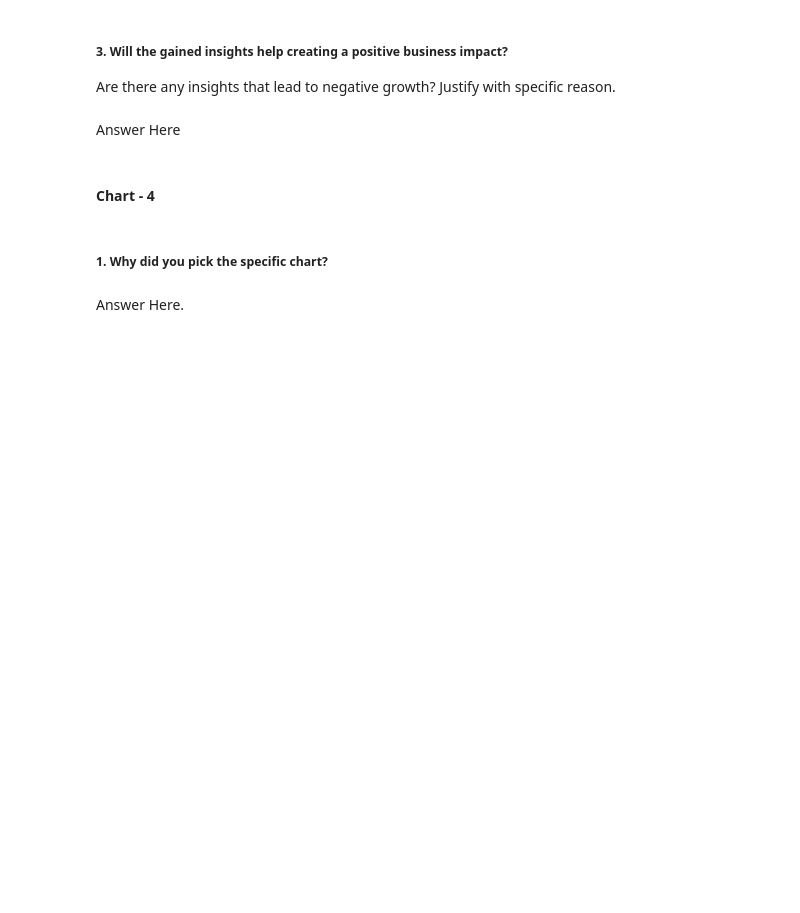
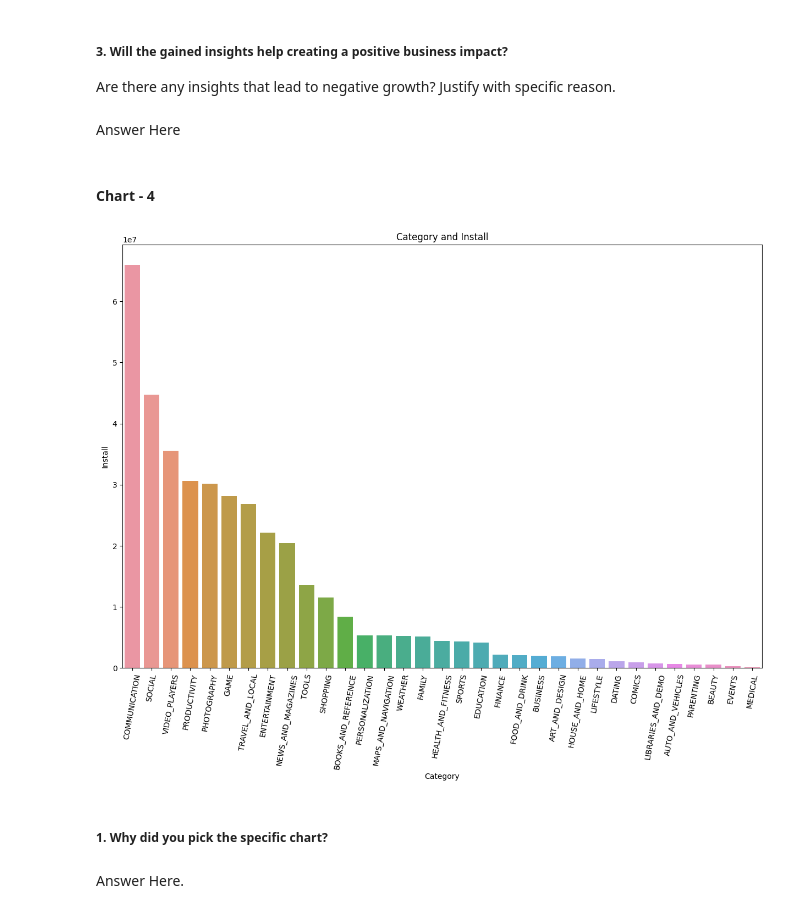
Before and after one commit to sachinwandale1994/Capstone-project, a Jupyter notebook: EDA_on_Play_Store_app_Review_Analysis.ipynb, the cells around one changed output. Saved outputs shown, nothing was run; the diff lists cells and outputs as text; code cells hidden in the pictures; blank space fills up the shorter version.

```diff
--- a/EDA_on_Play_Store_app_Review_Analysis.ipynb
+++ b/EDA_on_Play_Store_app_Review_Analysis.ipynb
@@ -407,3 +807,31 @@ Answer Here
+# %%
+# Chart - 4 visualization code Category and Installs
+category_list = list(main_data_1['Category'].unique())
+category_install = []
+for i in category_list:
+    x = main_data_1[main_data_1['Category'] == i]
+    if(len(x)!=0):
+        install = sum(x.Installs)/len(x)
+        category_install.append(install)
+    else:
+        install = sum(x.Installs)
+        category_install.append(install)
+
+#sorting
+data_category_install = pd.DataFrame({'category': category_list,'install':category_install})
+new_index = (data_category_install['install'].sort_values(ascending=False)).index.values
+sorted_data =data_category_install.reindex(new_index)
+
+# visualization
+plt.figure(figsize=(15,10))
+sns.barplot(x=sorted_data['category'], y=sorted_data['install'])
+plt.xticks(rotation=80)
+plt.xlabel("Category")
+plt.ylabel("Install")
+plt.title("Category and Install")
+plt.show()
+# %% [output]
+[figure, added]
 # %% [markdown]
 ##### 1. Why did you pick the specific chart?
 # %% [markdown]
```
Also changed, not shown: parts of 51 cells of this notebook.
